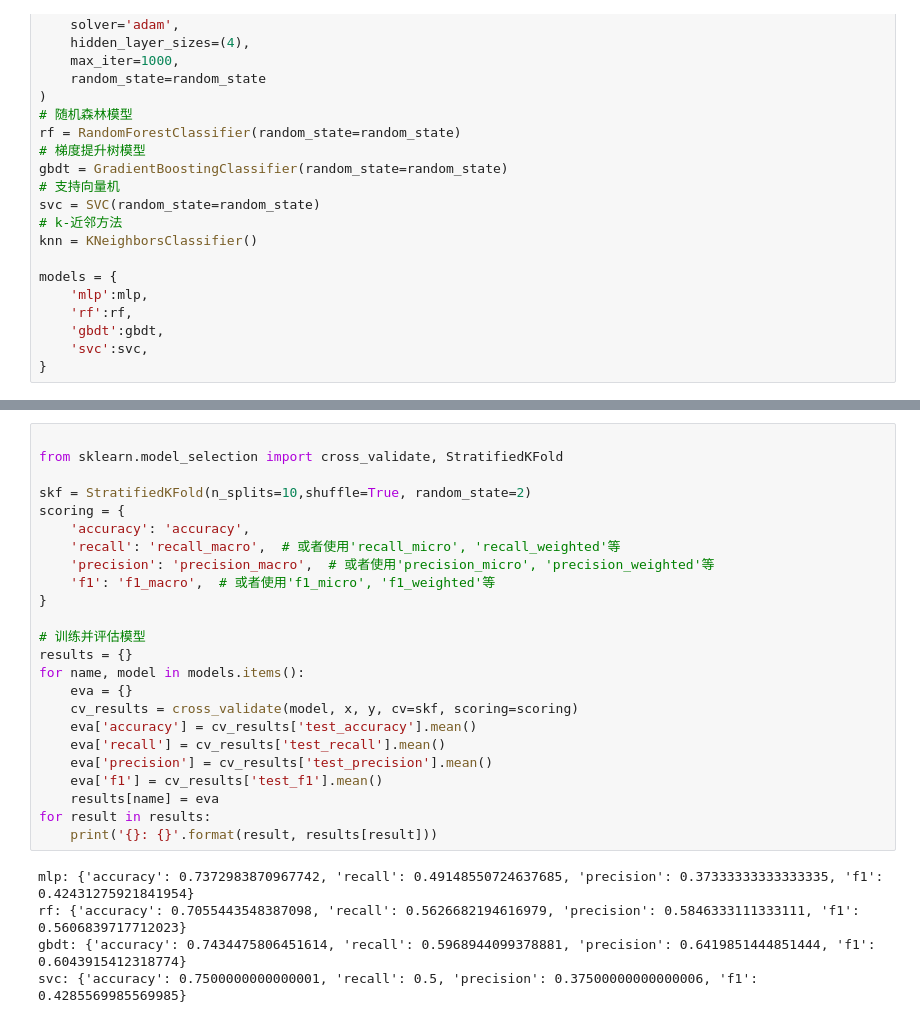
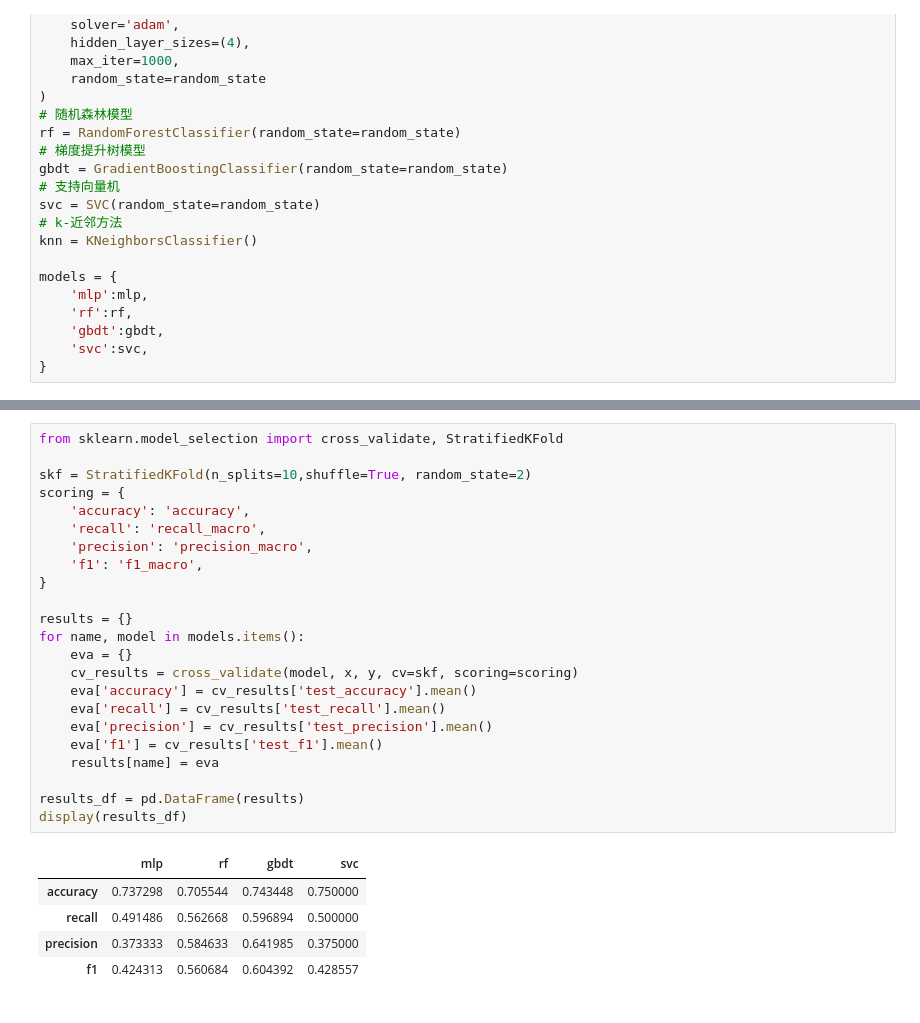
Before and after one commit to xiaofwang/shell-number-prediction, a Jupyter notebook: binary.ipynb, the cells around one changed output, grey strips where cells are left out. Cells and saved outputs as stored; diff of their text form.

```diff
--- a/binary.ipynb
+++ b/binary.ipynb
@@ -123,30 +122,30 @@ confusion matrix:
 ***********************
 # %%
-
 from sklearn.model_selection import cross_validate, StratifiedKFold
 
 skf = StratifiedKFold(n_splits=10,shuffle=True, random_state=2)
 scoring = {
     'accuracy': 'accuracy',
-    'recall': 'recall_macro',  # 或者使用'recall_micro', 'recall_weighted'等
-    'precision': 'precision_macro',  # 或者使用'precision_micro', 'precision_weighted'等
-    'f1': 'f1_macro',  # 或者使用'f1_micro', 'f1_weighted'等
+    'recall': 'recall_macro',
+    'precision': 'precision_macro',
+    'f1': 'f1_macro',
 }
 
-# 训练并评估模型
 results = {}
 for name, model in models.items():
     eva = {}
     cv_results = cross_validate(model, x, y, cv=skf, scoring=scoring)
     eva['accuracy'] = cv_results['test_accuracy'].mean()
     eva['recall'] = cv_results['test_recall'].mean()
     eva['precision'] = cv_results['test_precision'].mean()
     eva['f1'] = cv_results['test_f1'].mean()
     results[name] = eva
-for result in results:
-    print('{}: {}'.format(result, results[result]))
+
+results_df = pd.DataFrame(results)
+display(results_df)
 # %% [output]
-mlp: {'accuracy': 0.7372983870967742, 'recall': 0.49148550724637685, 'precision': 0.37333333333333335, 'f1': 0.42431275921841954}
-rf: {'accuracy': 0.7055443548387098, 'recall': 0.5626682194616979, 'precision': 0.5846333111333111, 'f1': 0.5606839717712023}
-gbdt: {'accuracy': 0.7434475806451614, 'recall': 0.5968944099378881, 'precision': 0.6419851444851444, 'f1': 0.6043915412318774}
-svc: {'accuracy': 0.7500000000000001, 'recall': 0.5, 'precision': 0.37500000000000006, 'f1': 0.4285569985569985}
+|  | mlp | rf | gbdt | svc |
+| accuracy | 0.737298 | 0.705544 | 0.743448 | 0.750000 |
+| recall | 0.491486 | 0.562668 | 0.596894 | 0.500000 |
+| precision | 0.373333 | 0.584633 | 0.641985 | 0.375000 |
+| f1 | 0.424313 | 0.560684 | 0.604392 | 0.428557 |
```
Also changed, not shown: parts of 5 cells of this notebook, 2 other files.
